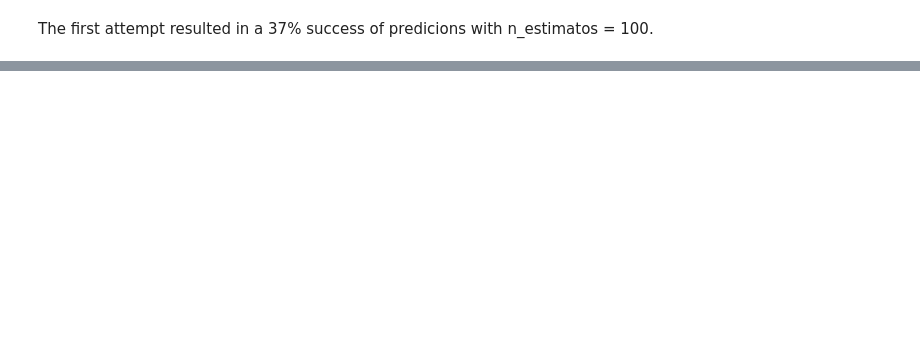
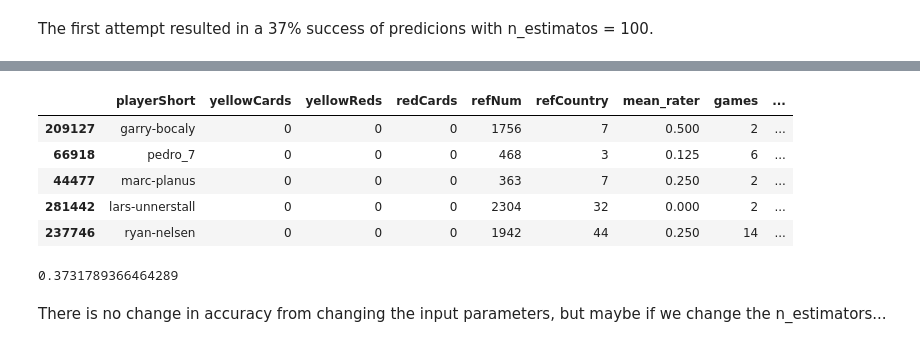
Before and after one commit to Merinorus/adaisawesome, a Jupyter notebook: Homework/04 - Applied ML/Homework04_Referees_teamawesome-Catarina.ipynb, the cells around one changed output, grey strips where cells are left out. Drawn from its saved outputs; the diff is of its cells as text; code cells hidden in the pictures; blank space fills up the shorter version.

Commit message:
Update Q1_Catarina
Missing:
Finish 2nd Round of ML after dropping parameters
Bonus Question

```diff
--- a/Homework/04 - Applied ML/Homework04_Referees_teamawesome-Catarina.ipynb
+++ b/Homework/04 - Applied ML/Homework04_Referees_teamawesome-Catarina.ipynb
@@ -408,15 +412,42 @@ plt.show()
+# %%
+#make necessary changes to parameters
+exclude2 = ['refNum', 'refCountry','raterScale','mean_rater', 'playerShort', 'yellowCards','yellowReds','redCards', 'games']
+exclude3 = ['refNum', 'refCountry','raterScale','mean_rater', 'playerShort', 'yellowCards','yellowReds','redCards', 'games', 'predictions']
+Input_Data_Training2 = Data_Training.drop(exclude2, axis=1)
+trainArr2 = Input_Data_Training2.as_matrix() #training array
+trainRes_2 = Data_Training['raterScale'].values
+
+
+Input_Data_Testing2 = Data_Testing.drop(exclude3, axis=1)
+testArr2 = Input_Data_Testing2.as_matrix()
+
+testArr2
 # %%
-#Initialize
-forest = RandomForestClassifier(n_estimators = 500)
+#Re-Initialize Classifier
+forest = RandomForestClassifier(n_estimators = 100)
 
 # Fit the training data and create the decision trees
-forest = forest.fit(trainArr,trainRes_1)
+forest = forest.fit(trainArr2,trainRes_2)
 
 # Take the same decision trees and run it on the test data
-Data_Testing = Data_Simple2.sample(frac=0.2)
-Input_Data_Testing = Data_Testing.drop(exclude, axis=1)
-testArr = Input_Data_Testing.as_matrix()
-results2 = forest.predict(testArr)
+results2 = forest.predict(testArr2)
 
 Data_Testing['predictions2'] = results2
 Data_Testing.head()
+# %% [output]
+|  | playerShort | yellowCards | yellowReds | redCards | refNum | refCountry | mean_rater | games | ... |
+| 209127 | garry-bocaly | 0 | 0 | 0 | 1756 | 7 | 0.500 | 2 | ... |
+| 66918 | pedro_7 | 0 | 0 | 0 | 468 | 3 | 0.125 | 6 | ... |
+| 44477 | marc-planus | 0 | 0 | 0 | 363 | 7 | 0.250 | 2 | ... |
+| 281442 | lars-unnerstall | 0 | 0 | 0 | 2304 | 32 | 0.000 | 2 | ... |
+| 237746 | ryan-nelsen | 0 | 0 | 0 | 1942 | 44 | 0.250 | 14 | ... |
+# %%
+#see percentage of right predictions
+correct = list(Data_Testing[Data_Testing['raterScale'] == Data_Testing['predictions']].index)
+A = len(correct)
+percCorrect = A/Data_Testing['raterScale'].size
+percCorrect
+# %% [output]
+0.3731789366464289
+# %% [markdown]
+There is no change in accuracy from changing the input parameters, but maybe if we change the n_estimators...
```
Also changed, not shown: parts of 8 cells of this notebook, 2 other files.
